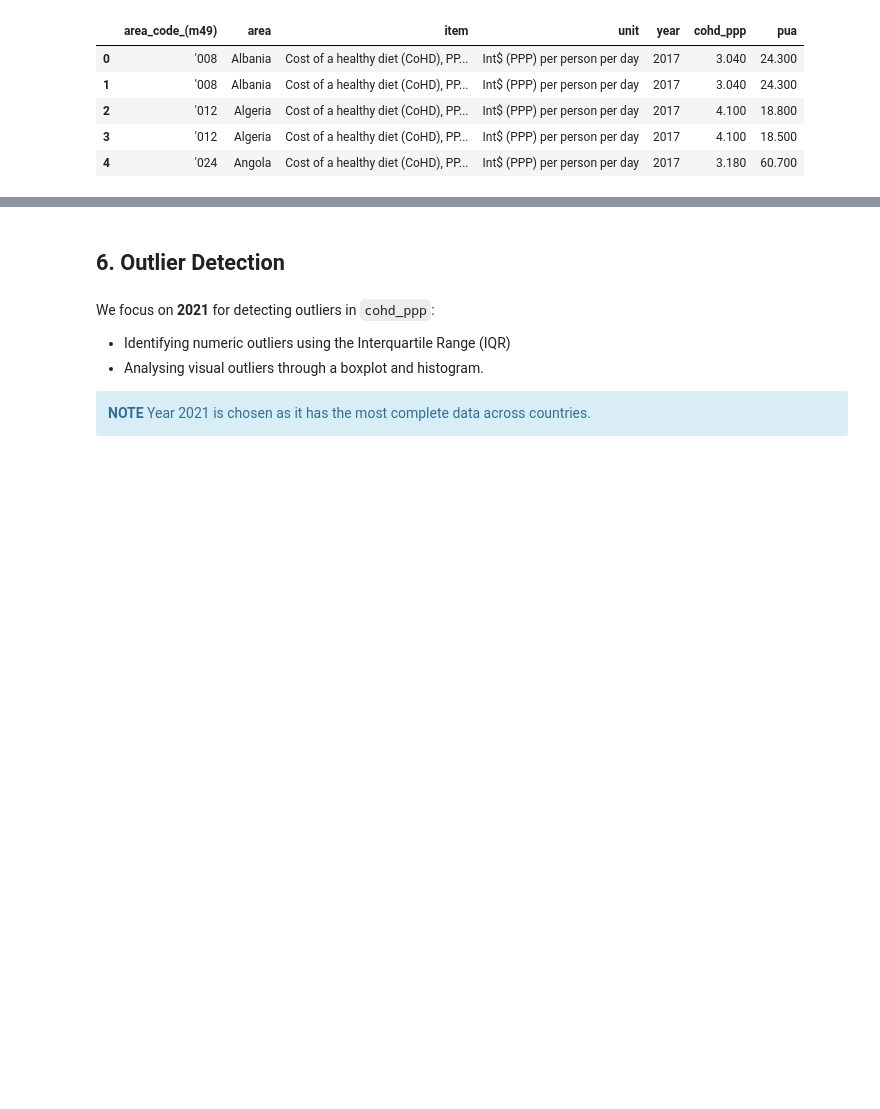
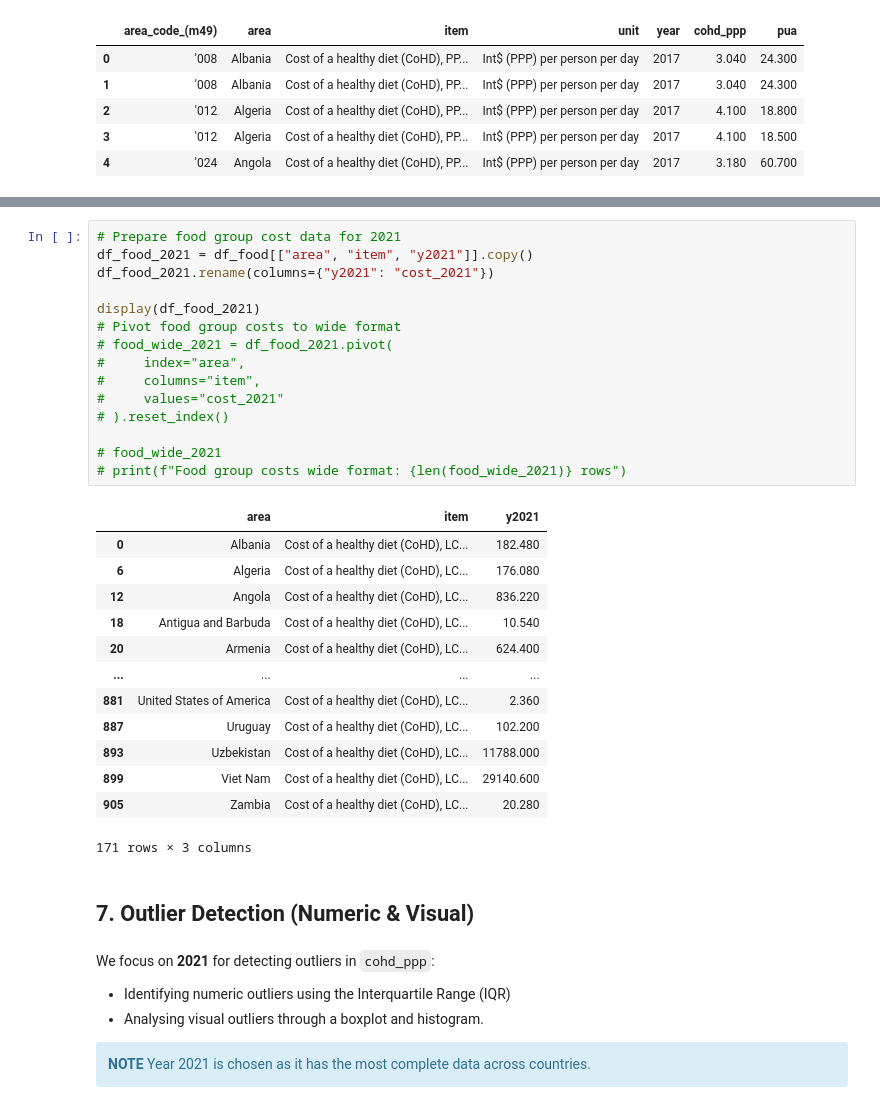
Before and after one commit to muhtar1muhtar/Cost-and-Affordability-of-a-Healthy-Diet-Analysis, a Jupyter notebook: jupyter_notebooks/DataCleaning_&_Preparation.ipynb, the cells around one changed output, grey strips where cells are left out. Drawn from its saved outputs; the diff is of its cells as text; blank space fills up the shorter version.

```diff
--- a/jupyter_notebooks/DataCleaning_&_Preparation.ipynb
+++ b/jupyter_notebooks/DataCleaning_&_Preparation.ipynb
@@ -578,5 +592,34 @@ Merged sample:
+# %%
+# Prepare food group cost data for 2021
+df_food_2021 = df_food[["area", "item", "y2021"]].copy()
+df_food_2021.rename(columns={"y2021": "cost_2021"})
+
+display(df_food_2021)
+# Pivot food group costs to wide format
+# food_wide_2021 = df_food_2021.pivot(
+#     index="area",
+#     columns="item",
+#     values="cost_2021"
+# ).reset_index()
+
+# food_wide_2021
+# print(f"Food group costs wide format: {len(food_wide_2021)} rows")
+# %% [output]
+|  | area | item | y2021 |
+| 0 | Albania | Cost of a healthy diet (CoHD), LC... | 182.480 |
+| 6 | Algeria | Cost of a healthy diet (CoHD), LC... | 176.080 |
+| 12 | Angola | Cost of a healthy diet (CoHD), LC... | 836.220 |
+| 18 | Antigua and Barbuda | Cost of a healthy diet (CoHD), LC... | 10.540 |
+| 20 | Armenia | Cost of a healthy diet (CoHD), LC... | 624.400 |
+| ... | ... | ... | ... |
+| 881 | United States of America | Cost of a healthy diet (CoHD), LC... | 2.360 |
+| 887 | Uruguay | Cost of a healthy diet (CoHD), LC... | 102.200 |
+| 893 | Uzbekistan | Cost of a healthy diet (CoHD), LC... | 11788.000 |
+| 899 | Viet Nam | Cost of a healthy diet (CoHD), LC... | 29140.600 |
+| 905 | Zambia | Cost of a healthy diet (CoHD), LC... | 20.280 |
+171 rows × 3 columns
 # %% [markdown]
-## 6. Outlier Detection
+## 7. Outlier Detection (Numeric & Visual)
 # %% [markdown]
 We focus on **2021** for detecting outliers in `cohd_ppp`:
 
```
Also changed, not shown: parts of 4 cells of this notebook.
